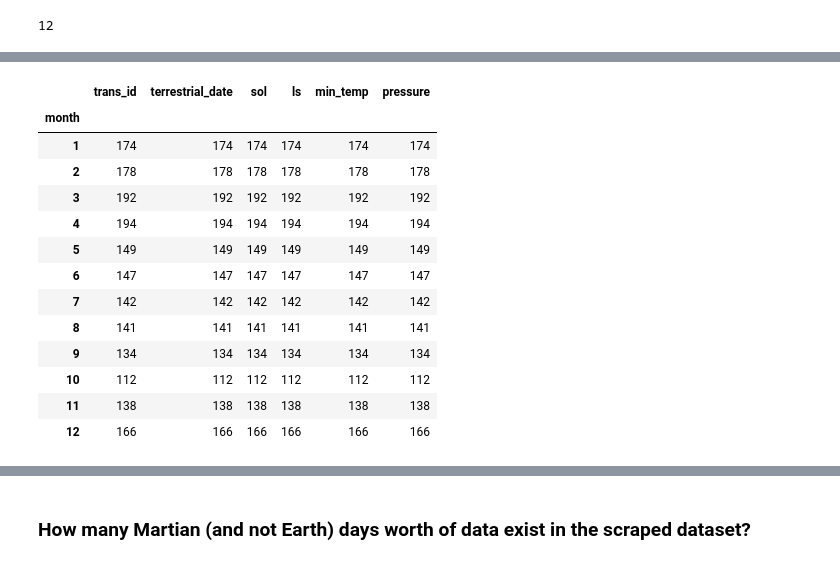
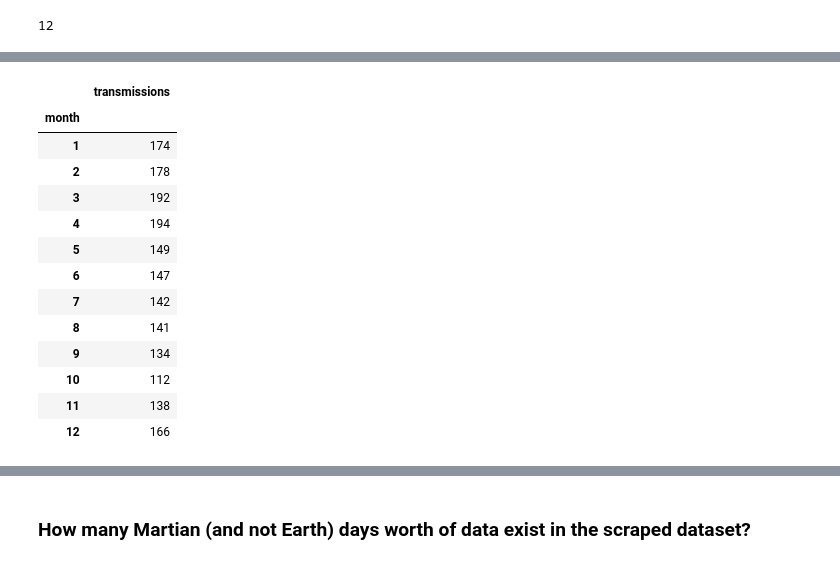
Before and after one commit to larsonki/web-scraping-challenge, a Jupyter notebook: mars_data_challenge_part_2.ipynb, the cells around one changed output, grey strips where cells are left out. Cells and saved outputs as stored; diff of their text form; code cells hidden in the pictures.

```diff
--- a/mars_data_challenge_part_2.ipynb
+++ b/mars_data_challenge_part_2.ipynb
@@ -142,19 +137,20 @@ weather_df["month"].plot()
 grouped_df = weather_df.groupby(["month"])
 # %%
 num_months = grouped_df.count()
+num_months = num_months[["trans_id"]].rename(columns={"trans_id":"transmissions"})
 num_months
 # %% [output]
-|  | trans_id | terrestrial_date | sol | ls | min_temp | pressure |
-| month |  |  |  |  |  |  |
-| 1 | 174 | 174 | 174 | 174 | 174 | 174 |
-| 2 | 178 | 178 | 178 | 178 | 178 | 178 |
-| 3 | 192 | 192 | 192 | 192 | 192 | 192 |
-| 4 | 194 | 194 | 194 | 194 | 194 | 194 |
-| 5 | 149 | 149 | 149 | 149 | 149 | 149 |
-| 6 | 147 | 147 | 147 | 147 | 147 | 147 |
-| 7 | 142 | 142 | 142 | 142 | 142 | 142 |
-| 8 | 141 | 141 | 141 | 141 | 141 | 141 |
-| 9 | 134 | 134 | 134 | 134 | 134 | 134 |
-| 10 | 112 | 112 | 112 | 112 | 112 | 112 |
-| 11 | 138 | 138 | 138 | 138 | 138 | 138 |
-| 12 | 166 | 166 | 166 | 166 | 166 | 166 |
+|  | transmissions |
+| month |  |
+| 1 | 174 |
+| 2 | 178 |
+| 3 | 192 |
+| 4 | 194 |
+| 5 | 149 |
+| 6 | 147 |
+| 7 | 142 |
+| 8 | 141 |
+| 9 | 134 |
+| 10 | 112 |
+| 11 | 138 |
+| 12 | 166 |
```
Also changed, not shown: parts of 3 cells of this notebook.
